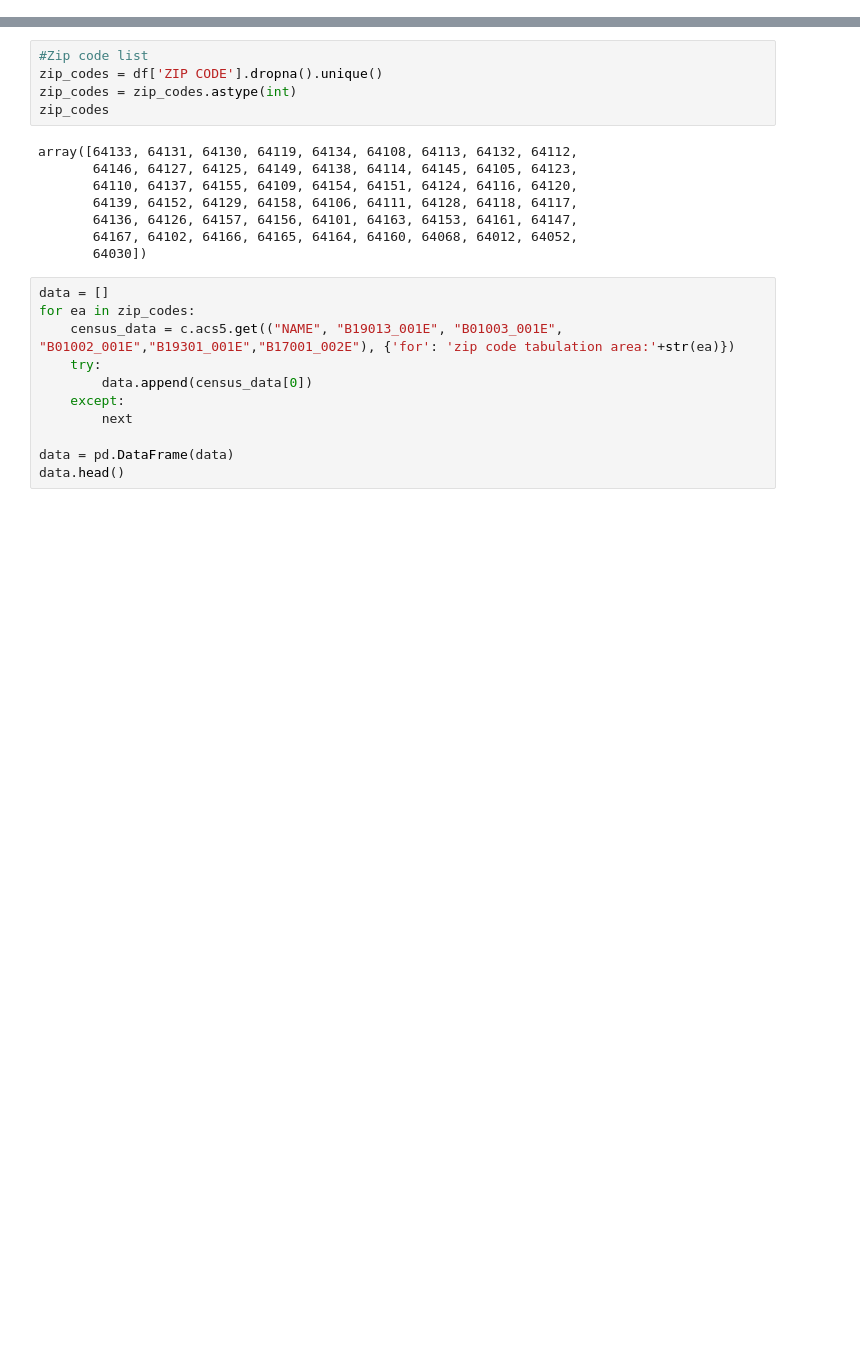
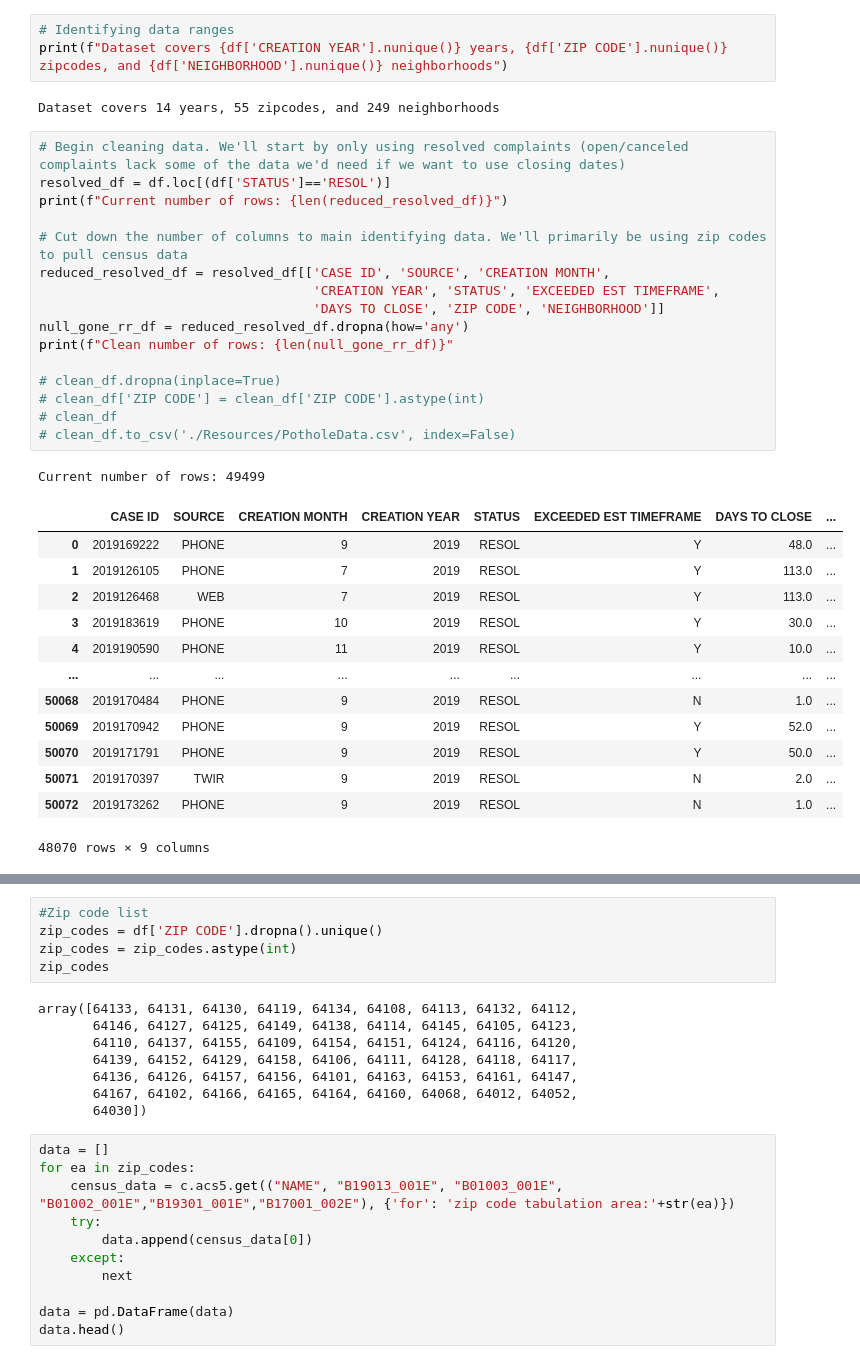
Before and after one commit to kristanlpruett/Project-1-KU-EDW-DATA, a Jupyter notebook: 20200826 Jays attempt.ipynb, the cells around one changed output, grey strips where cells are left out. Cells and saved outputs as stored; diff of their text form; blank space fills up the shorter version.

Commit message:
started cleaning

```diff
--- a/20200826 Jays attempt.ipynb
+++ b/20200826 Jays attempt.ipynb
@@ -29,0 +61,36 @@ clean_df.to_csv('./Resources/PotholeData.csv', index=False)
+# %%
+# Identifying data ranges
+print(f"Dataset covers {df['CREATION YEAR'].nunique()} years, {df['ZIP CODE'].nunique()} zipcodes, and {df['NEIGHBORHOOD'].nunique()} neighborhoods")
+# %% [output]
+Dataset covers 14 years, 55 zipcodes, and 249 neighborhoods
+# %%
+# Begin cleaning data. We'll start by only using resolved complaints (open/canceled complaints lack some of the data we'd need if we want to use closing dates)
+resolved_df = df.loc[(df['STATUS']=='RESOL')]
+print(f"Current number of rows: {len(reduced_resolved_df)}")
+
+# Cut down the number of columns to main identifying data. We'll primarily be using zip codes to pull census data
+reduced_resolved_df = resolved_df[['CASE ID', 'SOURCE', 'CREATION MONTH',
+                                   'CREATION YEAR', 'STATUS', 'EXCEEDED EST TIMEFRAME',
+                                   'DAYS TO CLOSE', 'ZIP CODE', 'NEIGHBORHOOD']]
+null_gone_rr_df = reduced_resolved_df.dropna(how='any')
+print(f"Clean number of rows: {len(null_gone_rr_df)}"
+
+# clean_df.dropna(inplace=True)
+# clean_df['ZIP CODE'] = clean_df['ZIP CODE'].astype(int)
+# clean_df
+# clean_df.to_csv('./Resources/PotholeData.csv', index=False)
+# %% [output]
+Current number of rows: 49499
+|  | CASE ID | SOURCE | CREATION MONTH | CREATION YEAR | STATUS | EXCEEDED EST TIMEFRAME | DAYS TO CLOSE | ... |
+| 0 | 2019169222 | PHONE | 9 | 2019 | RESOL | Y | 48.0 | ... |
+| 1 | 2019126105 | PHONE | 7 | 2019 | RESOL | Y | 113.0 | ... |
+| 2 | 2019126468 | WEB | 7 | 2019 | RESOL | Y | 113.0 | ... |
+| 3 | 2019183619 | PHONE | 10 | 2019 | RESOL | Y | 30.0 | ... |
+| 4 | 2019190590 | PHONE | 11 | 2019 | RESOL | Y | 10.0 | ... |
+| ... | ... | ... | ... | ... | ... | ... | ... | ... |
+| 50068 | 2019170484 | PHONE | 9 | 2019 | RESOL | N | 1.0 | ... |
+| 50069 | 2019170942 | PHONE | 9 | 2019 | RESOL | Y | 52.0 | ... |
+| 50070 | 2019171791 | PHONE | 9 | 2019 | RESOL | Y | 50.0 | ... |
+| 50071 | 2019170397 | TWIR | 9 | 2019 | RESOL | N | 2.0 | ... |
+| 50072 | 2019173262 | PHONE | 9 | 2019 | RESOL | N | 1.0 | ... |
+48070 rows × 9 columns
```
Also changed, not shown: parts of 4 cells of this notebook.
